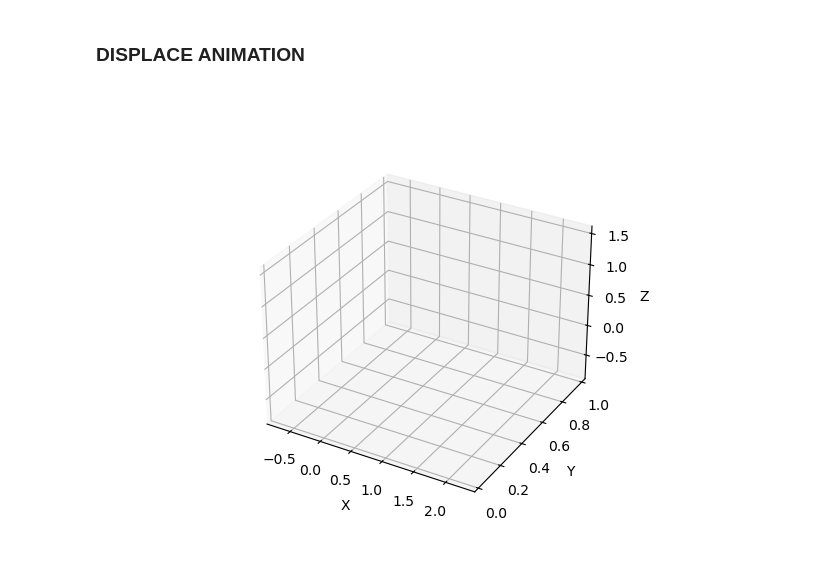
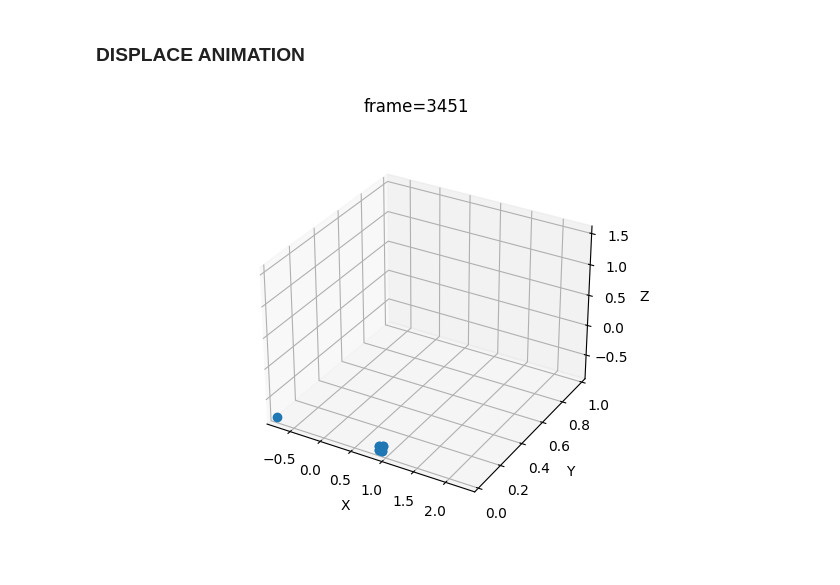
Before and after one commit to lorenzialessandro/CV-project, a Jupyter notebook: Task_1/notebook.ipynb, the cells around one changed output. Saved outputs shown, nothing was run; the diff lists cells and outputs as text; code cells hidden in the pictures.

Commit message:
skeleton not plotting

```diff
--- a/Task_1/notebook.ipynb
+++ b/Task_1/notebook.ipynb
@@ -8,7 +8,7 @@ from matplotlib import animation
 import optitrack.csv_reader as csv
 from optitrack.geometry import *
 
-filename = "../material/60fps/ProvaRigidBody.csv"
+filename = "../material/60fps/skeleton.csv"
 # %% [markdown]
 ### READ CSV AND LOAD DATA
 # %%
@@ -63,33 +60,33 @@ ax = fig.add_subplot(projection='3d')
 ax.set_xlabel("X")
 ax.set_ylabel("Y")
 ax.set_zlabel('Z')
 
 ax.set_xlim(np.min(x), np.max(x))
 ax.set_ylim(np.min(y), np.max(y))
 ax.set_zlim(np.min(z), np.max(z))
 
 
 txt = fig.suptitle('')
 
 # initialize empty set of points
 points, = ax.plot([], [], [], "o")
 
 # define an animation function
 # this determines the plot's behavior at each frame
 def update(t):
     txt.set_text('frame={:d}'.format(t))
     # print(len(x[:,t]))
     # update properties
     updated_positions = np.array((x[:,t],y[:,t],z[:,t]), dtype=float)
 
     points.set_data_3d(updated_positions)
 
     # return modified artists
     return points, txt
 
 ani=animation.FuncAnimation(fig, update, frames=n_frames)
-#ani.save(filename="animations/animation.gif", writer="pillow", fps=60)
+ani.save(filename="animations/animation.gif", writer="pillow", fps=60)
 
-plt.show()
+#plt.show()
 # %% [output]
-[figure, old version]
+[figure, new version]
```
Also changed, not shown: parts of 1 cell of this notebook, 2 other files.
